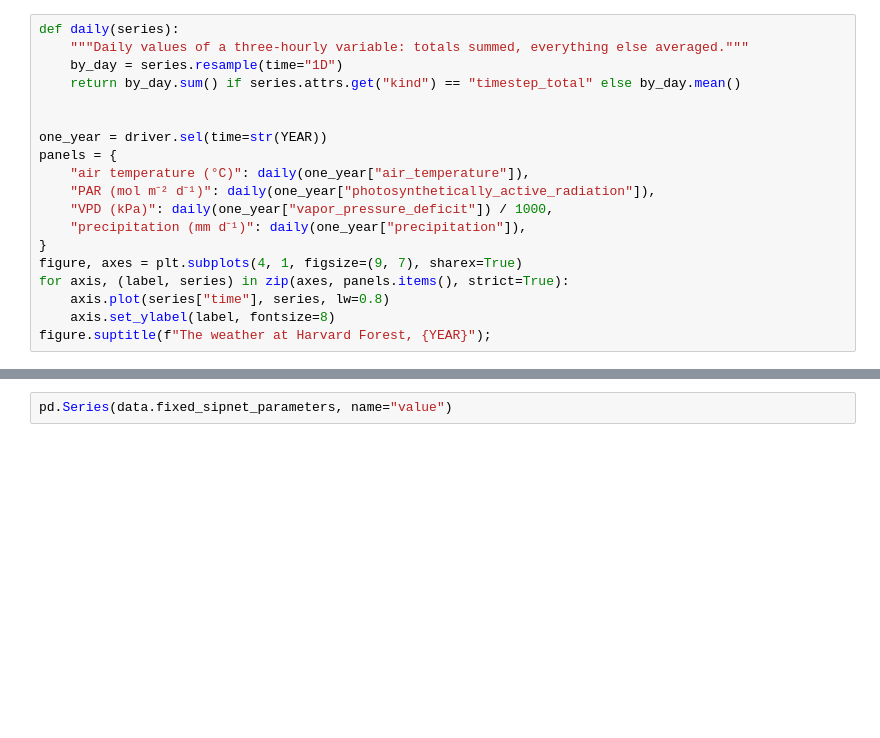
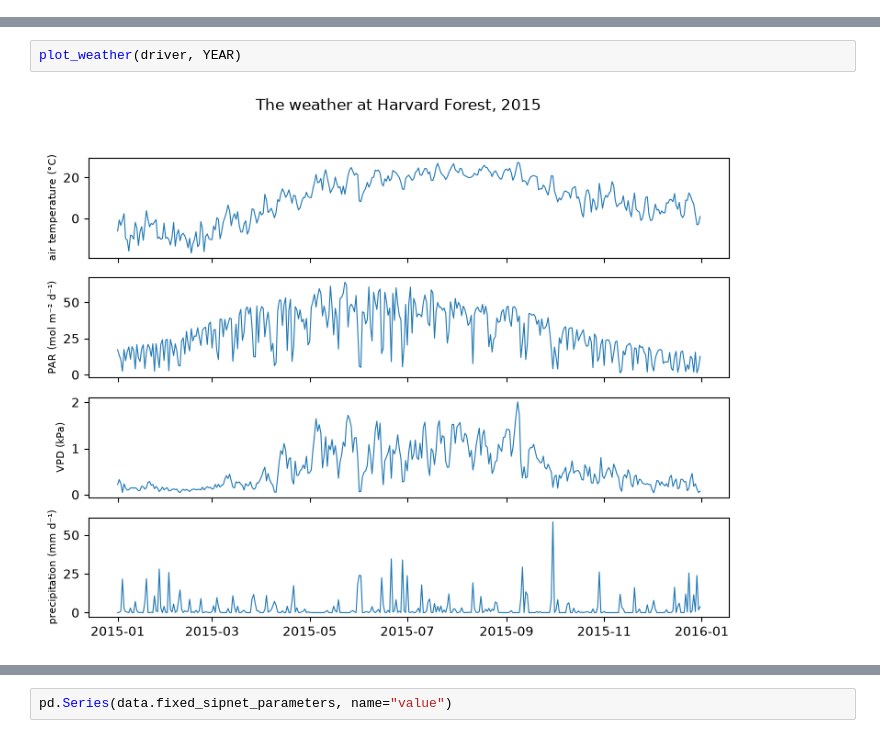
Before and after one commit to arob5/lsm-active-subspace, a Jupyter notebook: notebooks/main_inverse_problem.ipynb, the cells around one changed output, grey strips where cells are left out. Saved outputs shown, nothing was run; the diff lists cells and outputs as text; blank space fills up the shorter version.

```diff
--- a/notebooks/main_inverse_problem.ipynb
+++ b/notebooks/main_inverse_problem.ipynb
@@ -150,19 +0,0 @@ cycle in temperature and light, which drives the seasonal cycle of NEE.
-# %%
-def daily(series):
-    """Daily values of a three-hourly variable: totals summed, everything else averaged."""
-    by_day = series.resample(time="1D")
-    return by_day.sum() if series.attrs.get("kind") == "timestep_total" else by_day.mean()
-
-
-one_year = driver.sel(time=str(YEAR))
-panels = {
-    "air temperature (°C)": daily(one_year["air_temperature"]),
-    "PAR (mol m⁻² d⁻¹)": daily(one_year["photosynthetically_active_radiation"]),
-    "VPD (kPa)": daily(one_year["vapor_pressure_deficit"]) / 1000,
-    "precipitation (mm d⁻¹)": daily(one_year["precipitation"]),
-}
-figure, axes = plt.subplots(4, 1, figsize=(9, 7), sharex=True)
-for axis, (label, series) in zip(axes, panels.items(), strict=True):
-    axis.plot(series["time"], series, lw=0.8)
-    axis.set_ylabel(label, fontsize=8)
-figure.suptitle(f"The weather at Harvard Forest, {YEAR}");
@@ -185,0 +320,4 @@ the reason for each.
+# %%
+plot_weather(driver, YEAR)
+# %% [output]
+[figure, added]
```
Also changed, not shown: parts of 175 cells of this notebook, 2 other files.
